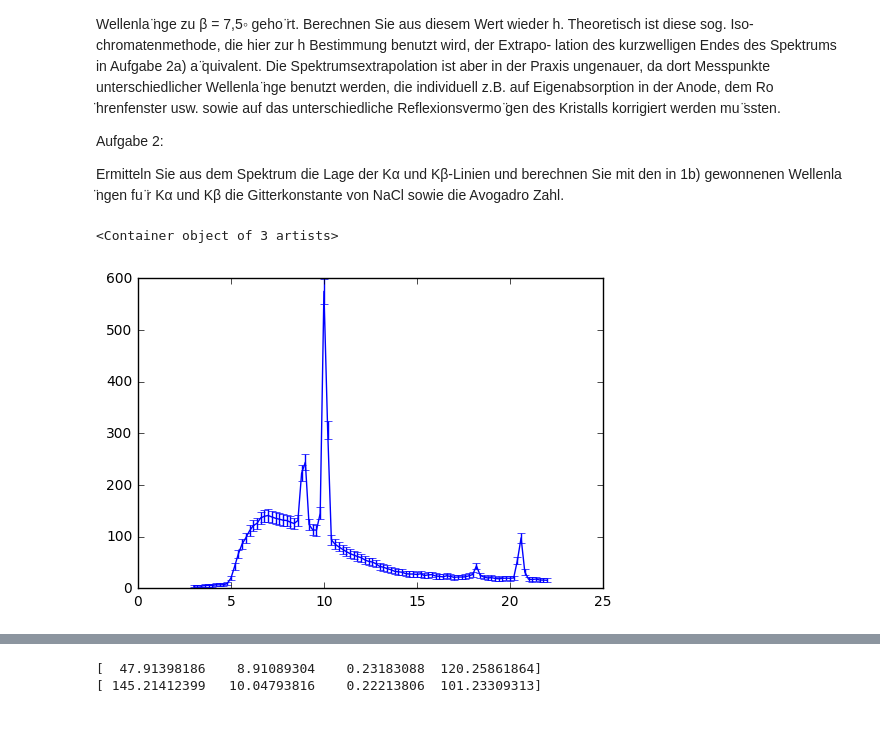
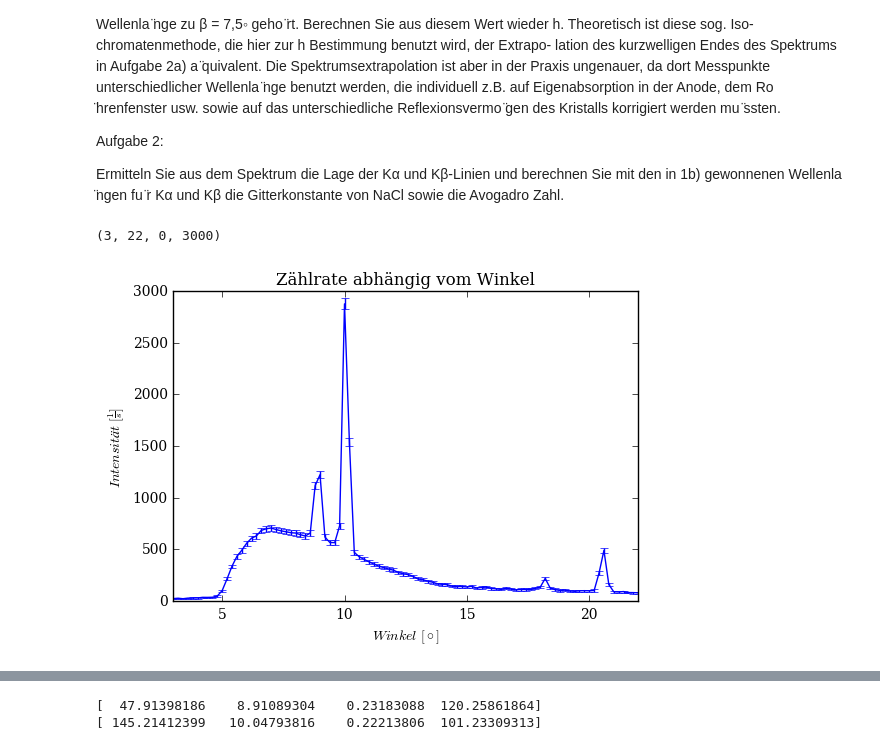
Before and after one commit to woskar/pap2-lab-training, a Jupyter notebook: v255/v255_spektrometer.ipynb, the cells around one changed output, grey strips where cells are left out. Drawn from its saved outputs; the diff is of its cells as text; code cells hidden in the pictures; blank space fills up the shorter version.

```diff
--- a/v255/v255_spektrometer.ipynb
+++ b/v255/v255_spektrometer.ipynb
@@ -27,15 +27,19 @@ Ermitteln Sie aus dem Spektrum die Lage der Kα und Kβ-Linien und berechnen Sie
 # %%
 #Einlesen der Daten aus LiF.txt für LiF Kristall mit Fehler
 daten = open('LiF.txt').read().replace(',','.')
 angle, intensity = np.loadtxt(io.StringIO(daten), unpack=True)
 #print (angle, intensity)
-intensity = intensity/5 #Messzeit auf 1s normieren
 dintensity=np.sqrt(intensity)
 
+plt.rcParams["font.family"]='serif'
 plt.errorbar(angle, intensity, yerr=dintensity)
+plt.xlabel('$Winkel\ [\circ]$')
+plt.ylabel('$Intensität\ [\\frac{1}{s}]$')
+plt.title('Zählrate abhängig vom Winkel')
+plt.axis((3, 22, 0, 3000))
 # %% [output]
-<Container object of 3 artists>
+(3, 22, 0, 3000)
-[figure, old version]
+[figure, new version]
 # %%
 #Aufgabe 1a: Extrapolieren
 
```
Also changed, not shown: parts of 1 cell of this notebook.
